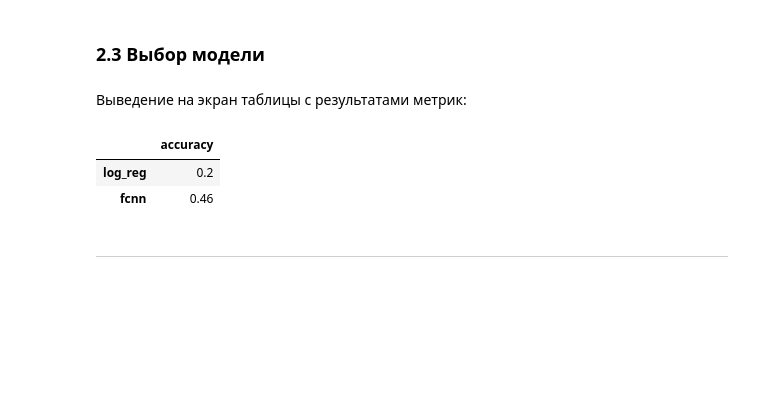
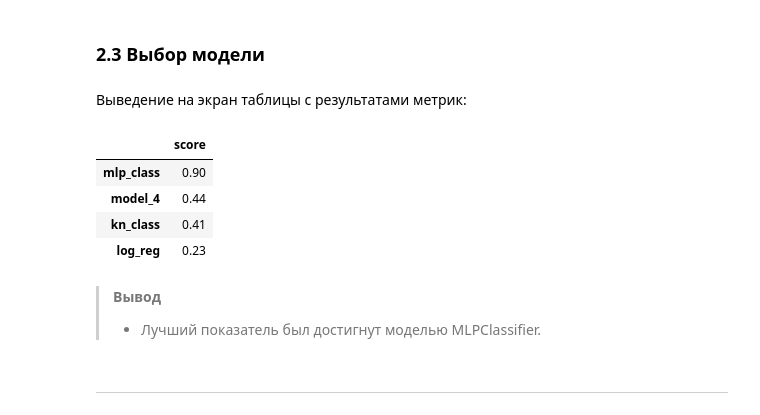
Before and after one commit to tidalinn/mai_term03_machine_learning_course, a Jupyter notebook: project_cuisine/model_sg.ipynb, the cells around one changed output. Cells and saved outputs as stored; diff of their text form; code cells hidden in the pictures; blank space fills up the shorter version.

Commit message:
Completed model training

```diff
--- a/project_cuisine/model_sg.ipynb
+++ b/project_cuisine/model_sg.ipynb
@@ -429,0 +509,2 @@ results = pd.DataFrame(columns=['accuracy'])
+# %%
+results = pd.DataFrame()
@@ -533,11 +801,17 @@ train_model(
 # %% [markdown]
 Выведение на экран таблицы с результатами метрик:
 # %%
-results
+results[['score']].sort_values(by='score', ascending=False)
 # %% [output]
-|  | accuracy |
-| log_reg | 0.2 |
-| fcnn | 0.46 |
+|  | score |
+| mlp_class | 0.90 |
+| model_4 | 0.44 |
+| kn_class | 0.41 |
+| log_reg | 0.23 |
+# %% [markdown]
+>**Вывод**
+>
+>* Лучший показатель был достигнут моделью MLPClassifier.
 # %% [markdown]
 ---
 # %% [markdown]
```
Also changed, not shown: parts of 129 cells of this notebook.
